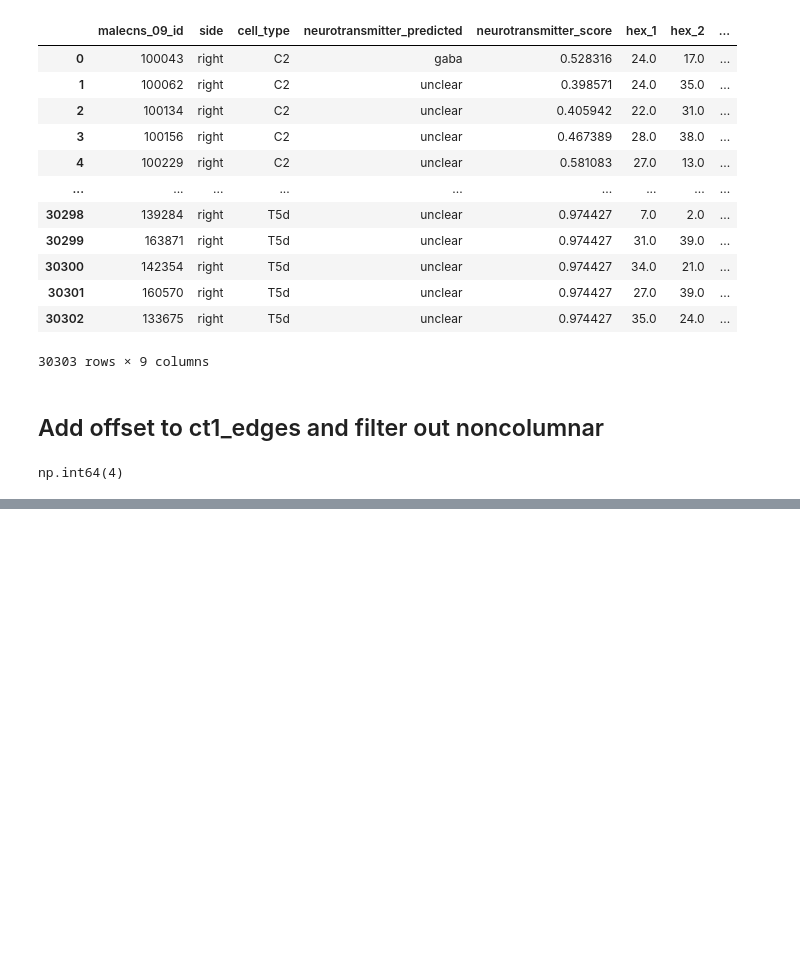
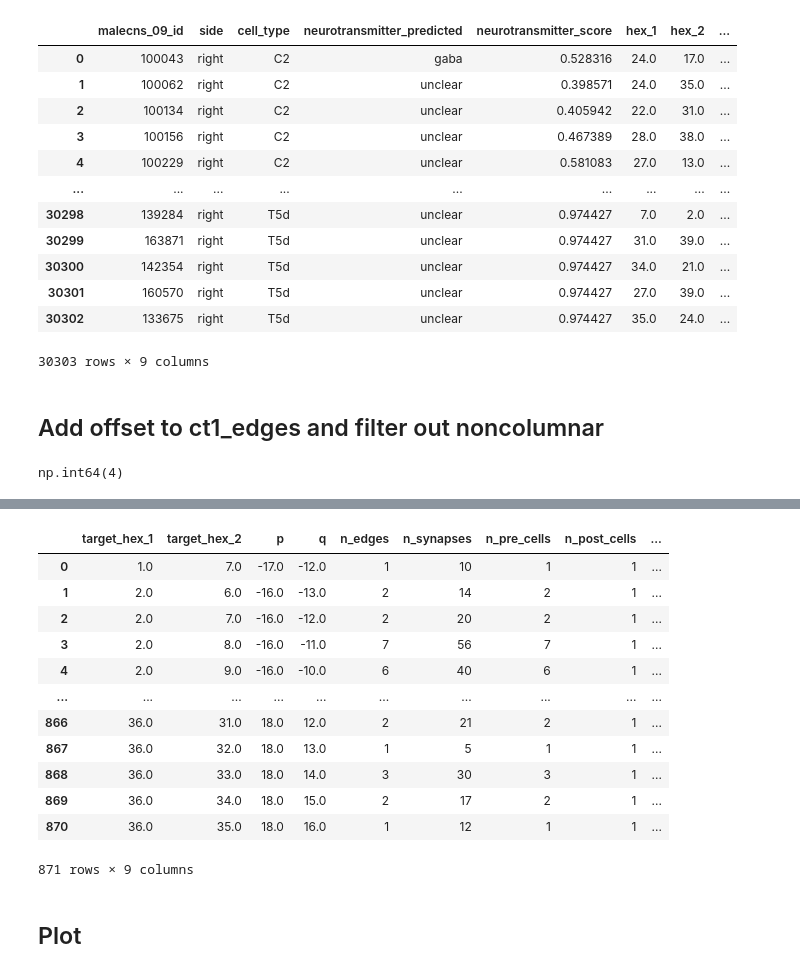
Before and after one commit to Fitzgerald-Lab-NU/connectome_analysis, a Jupyter notebook: ct1_edgelist_columnar.ipynb, the cells around one changed output, grey strips where cells are left out. Drawn from its saved outputs; the diff is of its cells as text; code cells hidden in the pictures; blank space fills up the shorter version.

```diff
--- a/ct1_edgelist_columnar.ipynb
+++ b/ct1_edgelist_columnar.ipynb
@@ -222,0 +242,34 @@ ct1_final_edges.to_feather(data_dir / "ct1_columnar_edges.feather", compression=
+# %%
+
+ct1_input_coverage = (
+    ct1_inputs
+    .groupby(["target_hex_1", "target_hex_2", "target_p", "target_q"], as_index=False)
+    .agg(
+        n_edges=("count", "size"),
+        n_synapses=("count", "sum"),
+        n_pre_cells=("pre", "nunique"),
+        n_post_cells=("post", "nunique"),
+        n_partner_types=("post_cell_type", "nunique"),
+    )
+    .rename(columns={
+        "target_p": "p",
+        "target_q": "q",})
+    )
+
+ct1_input_coverage
+# %% [output]
+|  | target_hex_1 | target_hex_2 | p | q | n_edges | n_synapses | n_pre_cells | n_post_cells | ... |
+| 0 | 1.0 | 7.0 | -17.0 | -12.0 | 1 | 10 | 1 | 1 | ... |
+| 1 | 2.0 | 6.0 | -16.0 | -13.0 | 2 | 14 | 2 | 1 | ... |
+| 2 | 2.0 | 7.0 | -16.0 | -12.0 | 2 | 20 | 2 | 1 | ... |
+| 3 | 2.0 | 8.0 | -16.0 | -11.0 | 7 | 56 | 7 | 1 | ... |
+| 4 | 2.0 | 9.0 | -16.0 | -10.0 | 6 | 40 | 6 | 1 | ... |
+| ... | ... | ... | ... | ... | ... | ... | ... | ... | ... |
+| 866 | 36.0 | 31.0 | 18.0 | 12.0 | 2 | 21 | 2 | 1 | ... |
+| 867 | 36.0 | 32.0 | 18.0 | 13.0 | 1 | 5 | 1 | 1 | ... |
+| 868 | 36.0 | 33.0 | 18.0 | 14.0 | 3 | 30 | 3 | 1 | ... |
+| 869 | 36.0 | 34.0 | 18.0 | 15.0 | 2 | 17 | 2 | 1 | ... |
+| 870 | 36.0 | 35.0 | 18.0 | 16.0 | 1 | 12 | 1 | 1 | ... |
+871 rows × 9 columns
+# %% [markdown]
+## Plot
```
Also changed, not shown: parts of 4 cells of this notebook, 3 other files.
